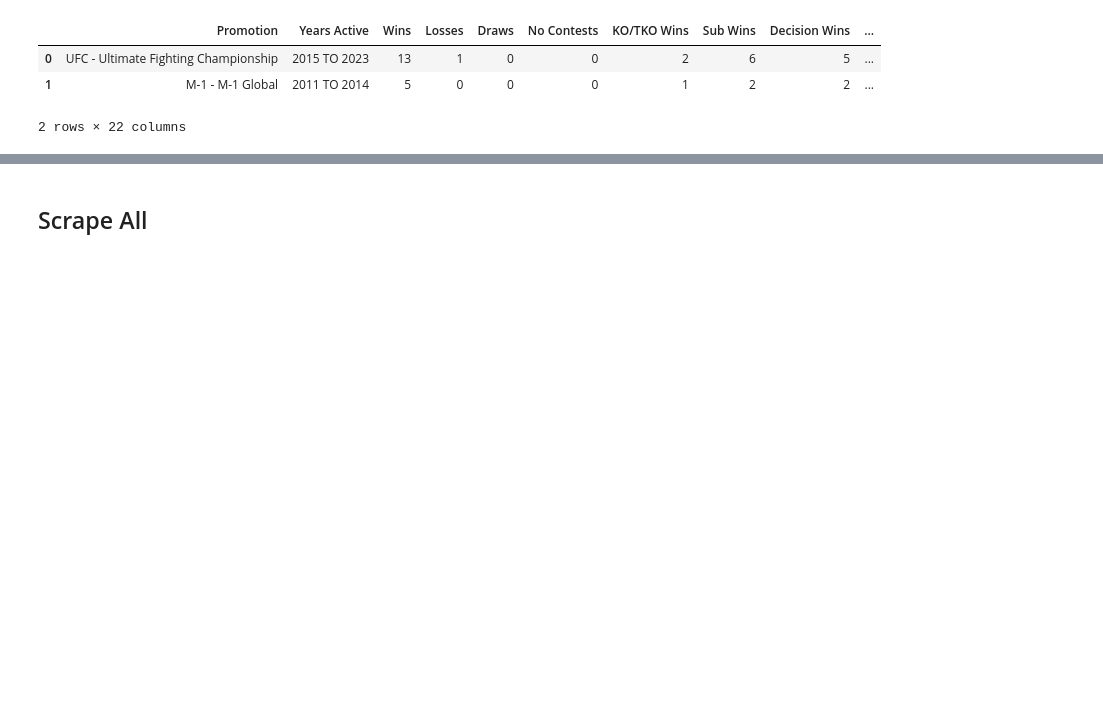
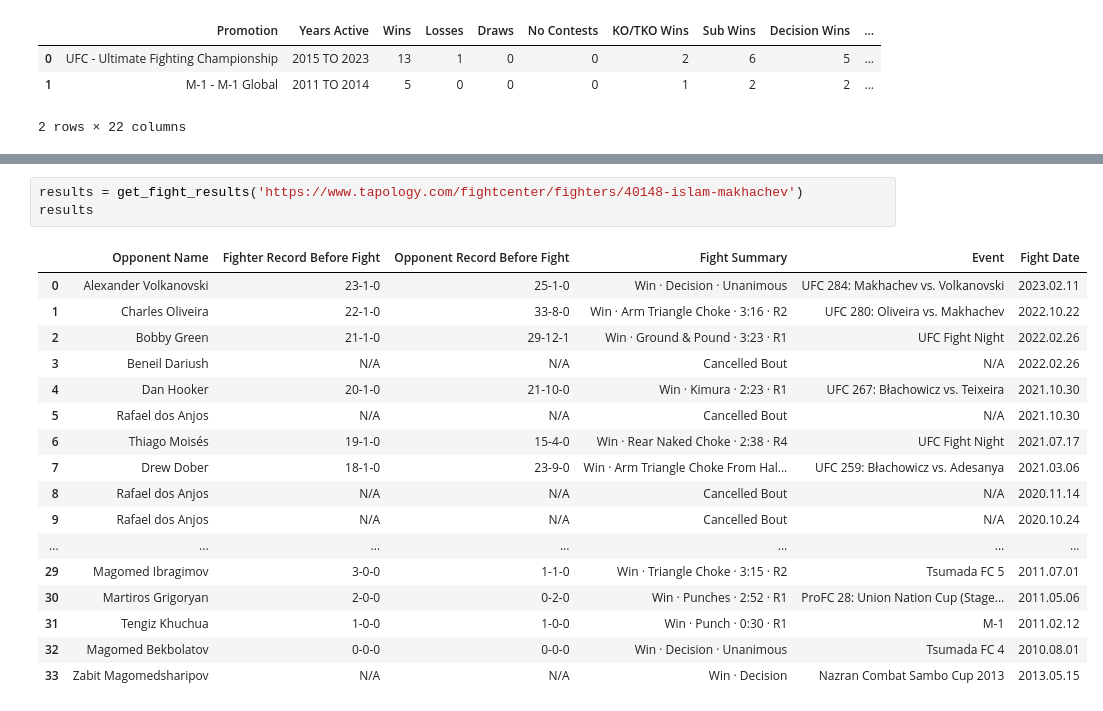
Before and after one commit to tmcroyce/UFC_Prediction_V2.1, a Jupyter notebook: V2_Newer_Notebooks/Scraping Tapology.ipynb, the cells around one changed output, grey strips where cells are left out. Cells and saved outputs as stored; diff of their text form; blank space fills up the shorter version.

```diff
--- a/V2_Newer_Notebooks/Scraping Tapology.ipynb
+++ b/V2_Newer_Notebooks/Scraping Tapology.ipynb
@@ -381,2 +496,21 @@ fight_results
-# %% [markdown]
-## Scrape All
+# %%
+results = get_fight_results('https://www.tapology.com/fightcenter/fighters/40148-islam-makhachev')
+results
+# %% [output]
+|  | Opponent Name | Fighter Record Before Fight | Opponent Record Before Fight | Fight Summary | Event | Fight Date |
+| 0 | Alexander Volkanovski | 23-1-0 | 25-1-0 | Win · Decision · Unanimous | UFC 284: Makhachev vs. Volkanovski | 2023.02.11 |
+| 1 | Charles Oliveira | 22-1-0 | 33-8-0 | Win · Arm Triangle Choke · 3:16 · R2 | UFC 280: Oliveira vs. Makhachev | 2022.10.22 |
+| 2 | Bobby Green | 21-1-0 | 29-12-1 | Win · Ground & Pound · 3:23 · R1 | UFC Fight Night | 2022.02.26 |
+| 3 | Beneil Dariush | N/A | N/A | Cancelled Bout | N/A | 2022.02.26 |
+| 4 | Dan Hooker | 20-1-0 | 21-10-0 | Win · Kimura · 2:23 · R1 | UFC 267: Błachowicz vs. Teixeira | 2021.10.30 |
+| 5 | Rafael dos Anjos | N/A | N/A | Cancelled Bout | N/A | 2021.10.30 |
+| 6 | Thiago Moisés | 19-1-0 | 15-4-0 | Win · Rear Naked Choke · 2:38 · R4 | UFC Fight Night | 2021.07.17 |
+| 7 | Drew Dober | 18-1-0 | 23-9-0 | Win · Arm Triangle Choke From Hal... | UFC 259: Błachowicz vs. Adesanya | 2021.03.06 |
+| 8 | Rafael dos Anjos | N/A | N/A | Cancelled Bout | N/A | 2020.11.14 |
+| 9 | Rafael dos Anjos | N/A | N/A | Cancelled Bout | N/A | 2020.10.24 |
+| ... | ... | ... | ... | ... | ... | ... |
+| 29 | Magomed Ibragimov | 3-0-0 | 1-1-0 | Win · Triangle Choke · 3:15 · R2 | Tsumada FC 5 | 2011.07.01 |
+| 30 | Martiros Grigoryan | 2-0-0 | 0-2-0 | Win · Punches · 2:52 · R1 | ProFC 28: Union Nation Cup (Stage... | 2011.05.06 |
+| 31 | Tengiz Khuchua | 1-0-0 | 1-0-0 | Win · Punch · 0:30 · R1 | M-1 | 2011.02.12 |
+| 32 | Magomed Bekbolatov | 0-0-0 | 0-0-0 | Win · Decision · Unanimous | Tsumada FC 4 | 2010.08.01 |
+| 33 | Zabit Magomedsharipov | N/A | N/A | Win · Decision | Nazran Combat Sambo Cup 2013 | 2013.05.15 |
```
Also changed, not shown: parts of 16 cells of this notebook.
